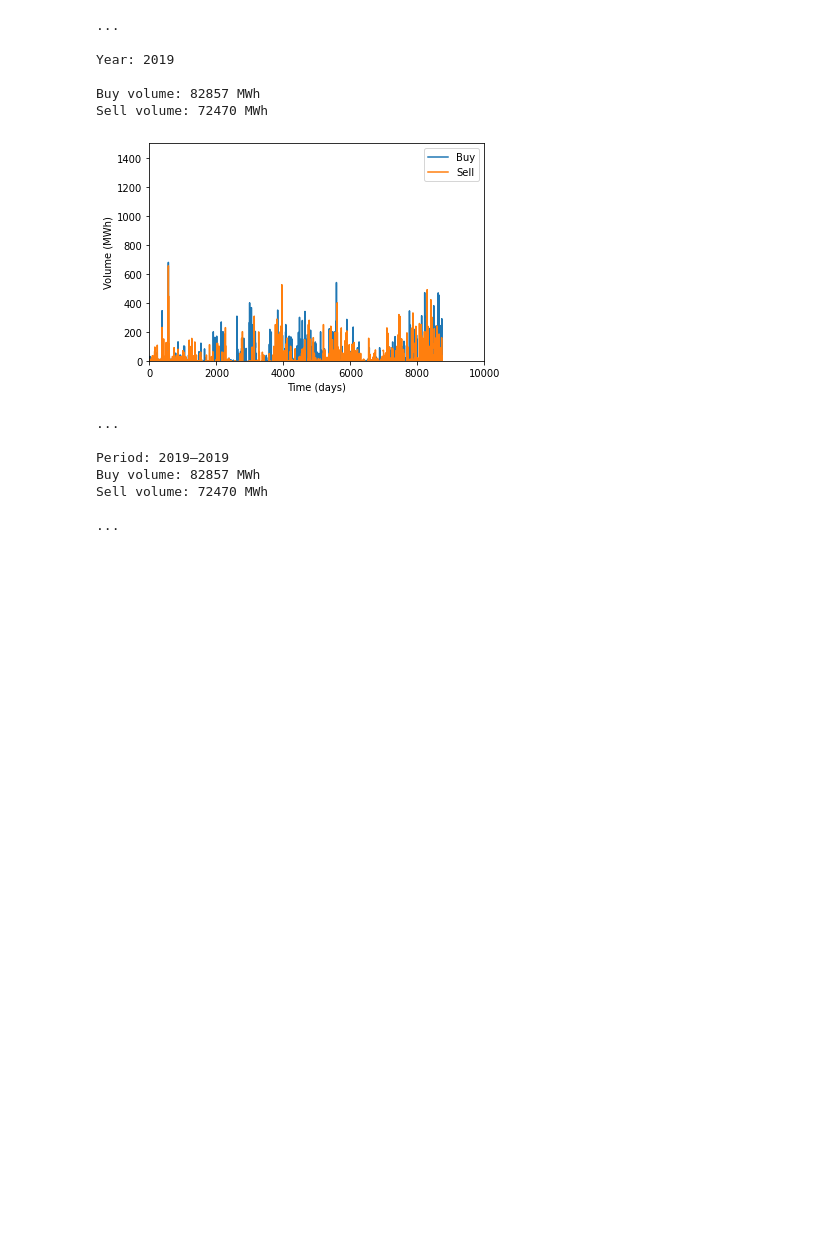
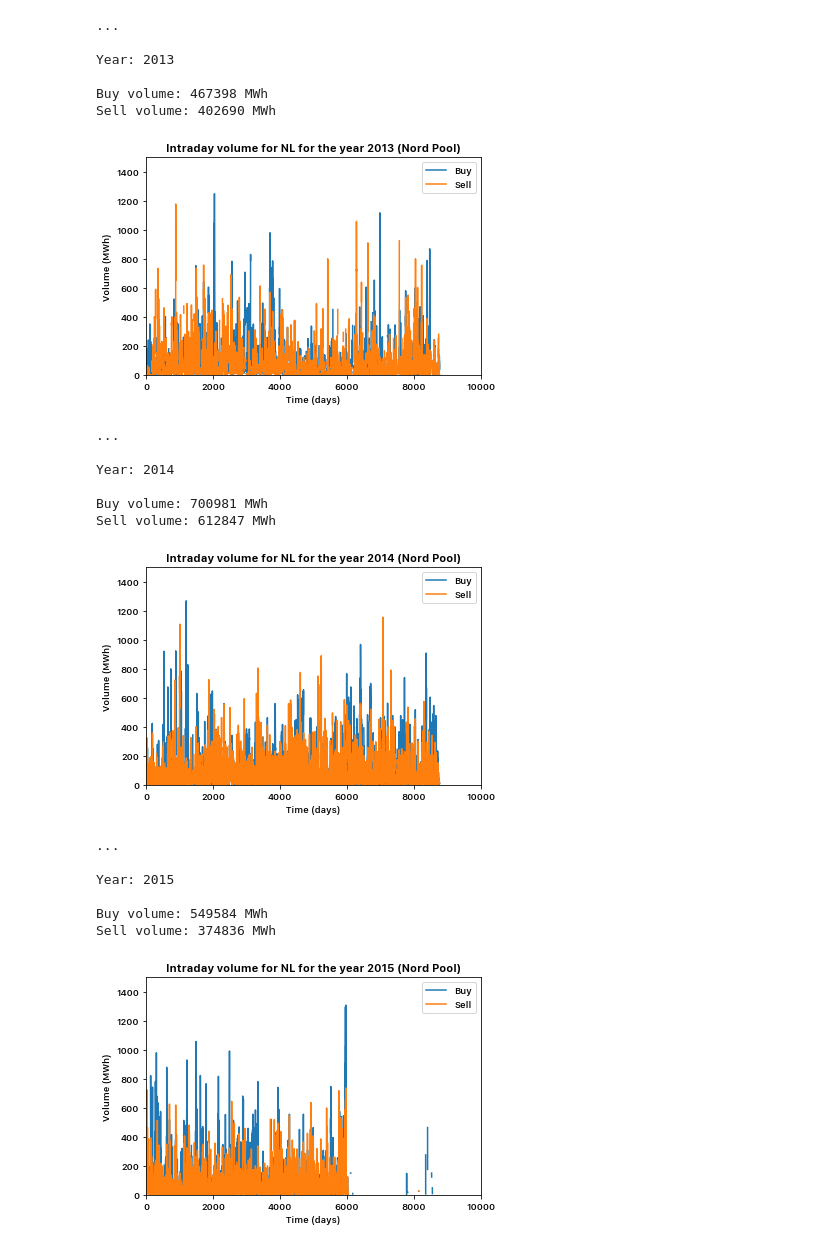
Before and after one commit to timovijn/ElectricityPriceForecasting, a Jupyter notebook: Elbas volumes/nordpool.ipynb, the cells around one changed output. Drawn from its saved outputs; the diff is of its cells as text; code cells hidden in the pictures; blank space fills up the shorter version.

```diff
--- a/Elbas volumes/nordpool.ipynb
+++ b/Elbas volumes/nordpool.ipynb
@@ -5,11 +5,16 @@ import numpy as np
 import matplotlib.pyplot as plt
 import pandas as pd
 from termcolor import colored
+import matplotlib as mpl
+mpl.rcParams['font.family'] = 'SF Compact Text'
+mpl.rcParams['font.weight'] = 'medium'
+mpl.rcParams['axes.titleweight'] = 'semibold'
+mpl.rcParams['axes.labelweight'] = 'medium'
 
 # os.chdir("./Elbas volumes")
 # %%
-# years = ['2013','2014','2015','2016','2017','2018','2019','2020']
-years = ['2019']
+years = ['2013','2014','2015','2016','2017','2018','2019','2020']
+# years = ['2019']
 country = 'NL'
 dfo = pd.DataFrame()
 
@@ -30,41 +35,49 @@ for y in years:
     print(colored('...','white'))
     print('')
     print(colored(f'Year: {y}', 'blue'))
     print('')
     print(colored(f'Buy volume: {int(round(buy[i]))} MWh', 'blue'))
     print(colored(f'Sell volume: {int(round(sell[i]))} MWh', 'blue'))
     print('')
 
     df.plot(legend=True)
+    plt.title(f'Intraday volume for {country} for the year {y} (Nord Pool)')
     plt.xlim(0,10000)
     plt.ylim(0, 1500)
     plt.xlabel(r'Time (days)')
     plt.ylabel(r'Volume (MWh)')
     plt.show()
 
     dfo = dfo.append(df, ignore_index = True)
 
 print('')
 print(colored('...','white'))
 print('')
 print(colored(f'Period: {years[0]}–{years[-1]}', 'blue'))
 print(colored(f'Buy volume: {int(round(sum(buy)))} MWh', 'blue'))
 print(colored(f'Sell volume: {int(round(sum(sell)))} MWh', 'blue'))
 print('')
 print(colored('...','white'))
 print('')
 # %% [output]
 ...
 
-Year: 2019
+Year: 2013
 
-Buy volume: 82857 MWh
-Sell volume: 72470 MWh
+Buy volume: 467398 MWh
+Sell volume: 402690 MWh
-[figure, old version]
+[figure, new version]
 ...
 
-Period: 2019–2019
-Buy volume: 82857 MWh
-Sell volume: 72470 MWh
+Year: 2014
 
-...
+Buy volume: 700981 MWh
+Sell volume: 612847 MWh
+[figure, added]
+...
+
+Year: 2015
+
+Buy volume: 549584 MWh
+Sell volume: 374836 MWh
+[figure, added]
```
Also changed, not shown: parts of 3 cells of this notebook, 1 other file.
